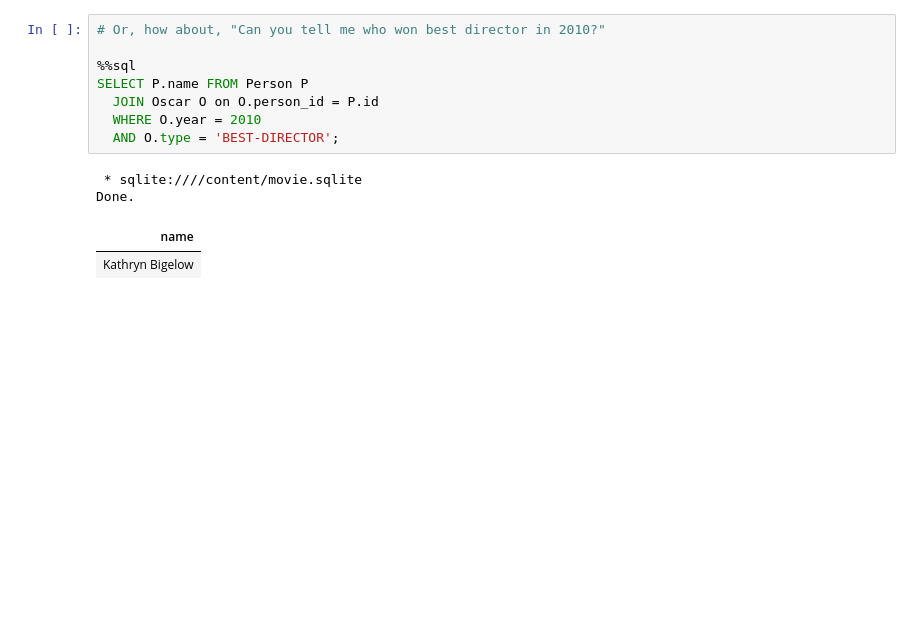
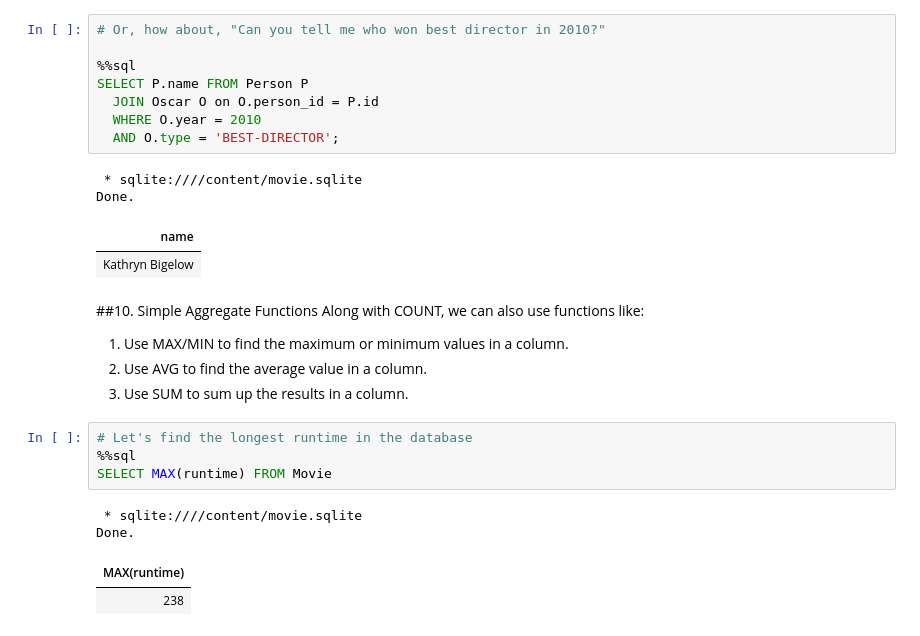
Before and after one commit to brendanpshea/database_class, a Jupyter notebook: Introduction_to_SQL.ipynb, the cells around one changed output. Cells and saved outputs as stored; diff of their text form; blank space fills up the shorter version.

```diff
--- a/Introduction_to_SQL.ipynb
+++ b/Introduction_to_SQL.ipynb
@@ -581,3 +583,18 @@ SELECT P.name FROM Person P
 Done.
 | name |
 | Kathryn Bigelow |
+# %% [markdown]
+##10. Simple Aggregate Functions
+Along with COUNT, we can also use functions like:
+1. Use MAX/MIN to find the maximum or minimum values in a column.
+2. Use AVG to find the average value in  a column.
+3. Use SUM to sum up the results in a column.
+# %%
+# Let's find the longest runtime in the database
+%%sql
+SELECT MAX(runtime) FROM Movie
+# %% [output]
+ * sqlite:////content/movie.sqlite
+Done.
+| MAX(runtime) |
+| 238 |
```
Also changed, not shown: parts of 6 cells of this notebook.
